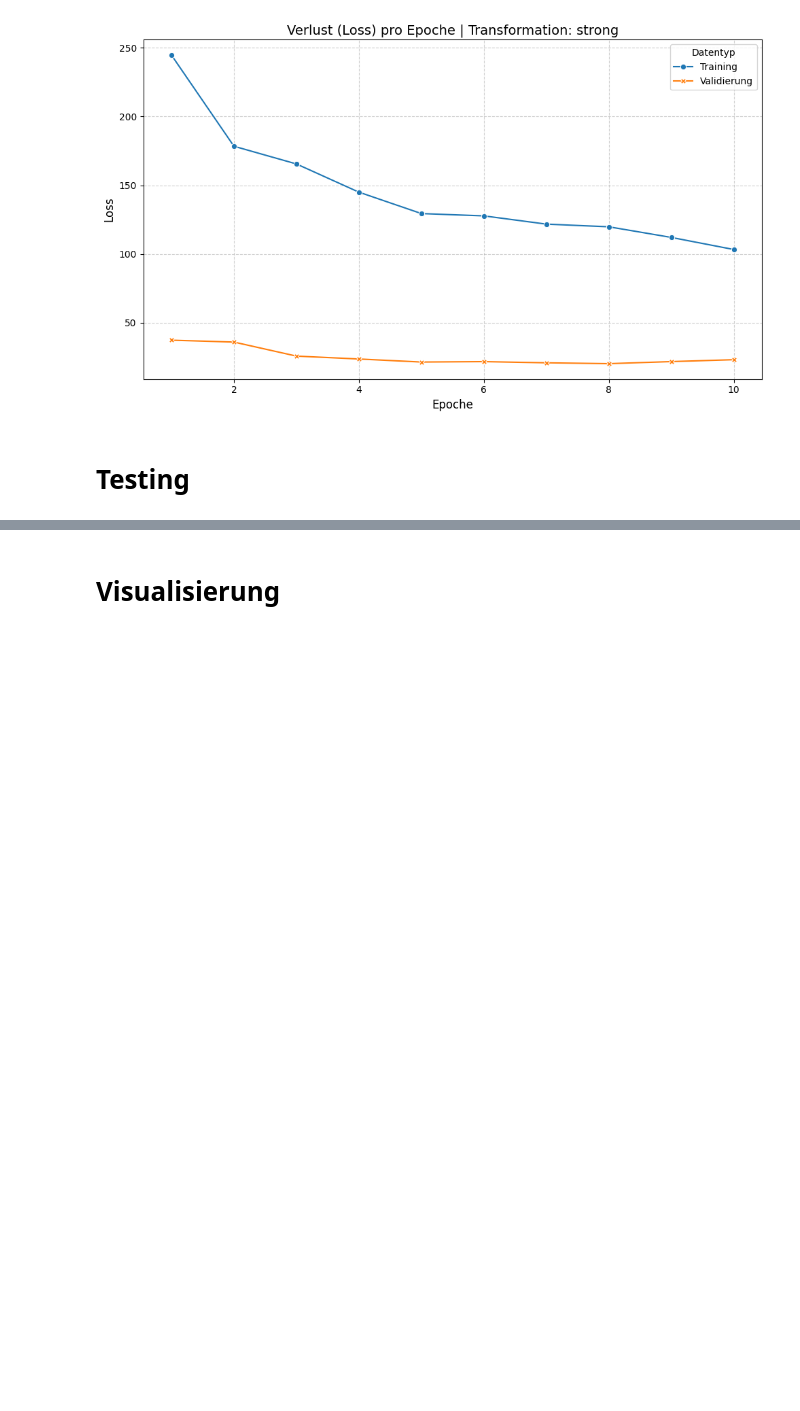
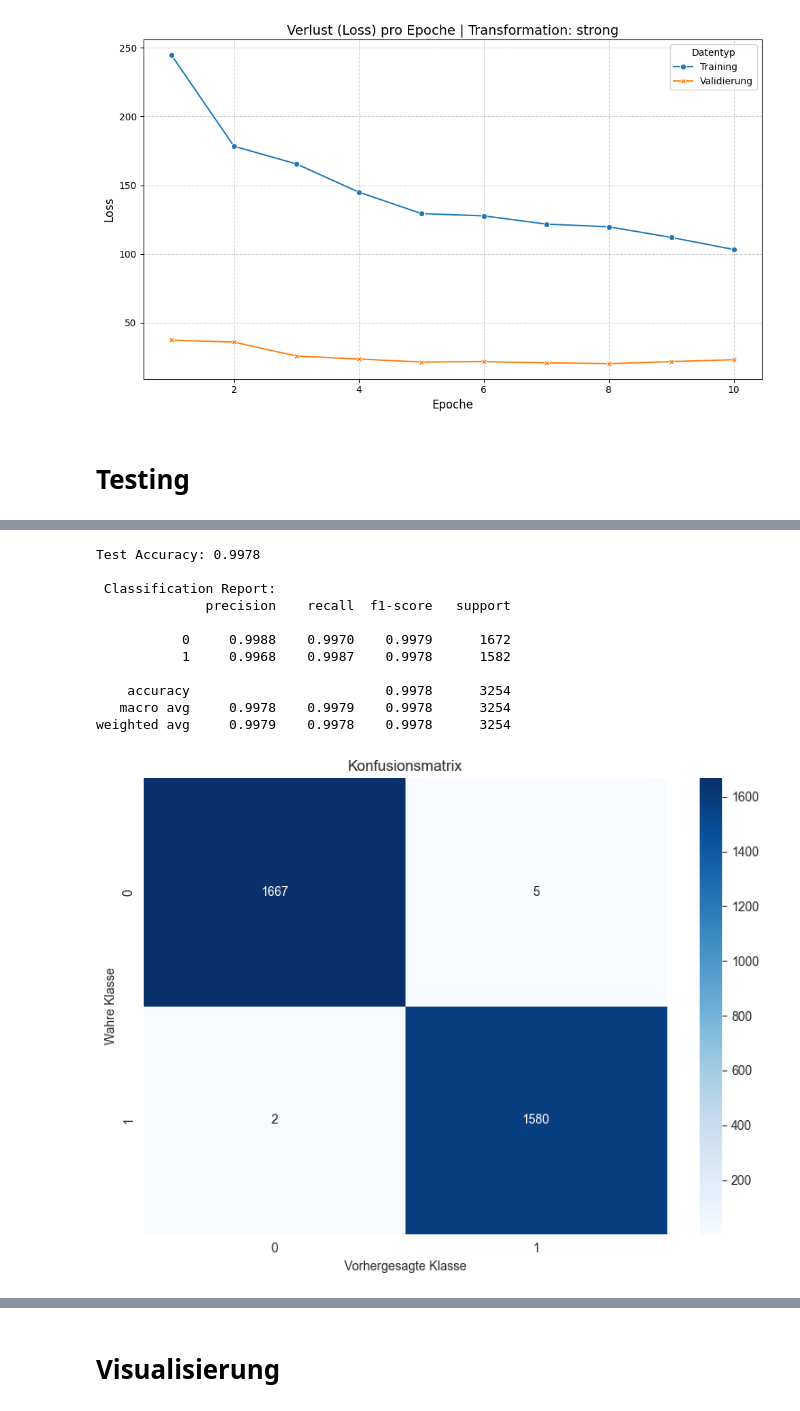
Before and after one commit to janikWa/Pitting_Detection, a Jupyter notebook: notebooks/notebook.ipynb, the cells around one changed output, grey strips where cells are left out. Cells and saved outputs as stored; diff of their text form; code cells hidden in the pictures; blank space fills up the shorter version.

```diff
--- a/notebooks/notebook.ipynb
+++ b/notebooks/notebook.ipynb
@@ -513,0 +565,15 @@ def test_model(model, test_loader, class_names=None, return_metrics=False):
+# %%
+test_model(medium_model, test_loader_medium)
+# %% [output]
+Test Accuracy: 0.9978
+
+ Classification Report:
+              precision    recall  f1-score   support
+
+           0     0.9988    0.9970    0.9979      1672
+           1     0.9968    0.9987    0.9978      1582
+
+    accuracy                         0.9978      3254
+   macro avg     0.9978    0.9979    0.9978      3254
+weighted avg     0.9979    0.9978    0.9978      3254
+[figure, added]
```
Also changed, not shown: parts of 30 cells of this notebook, 17 other files.
